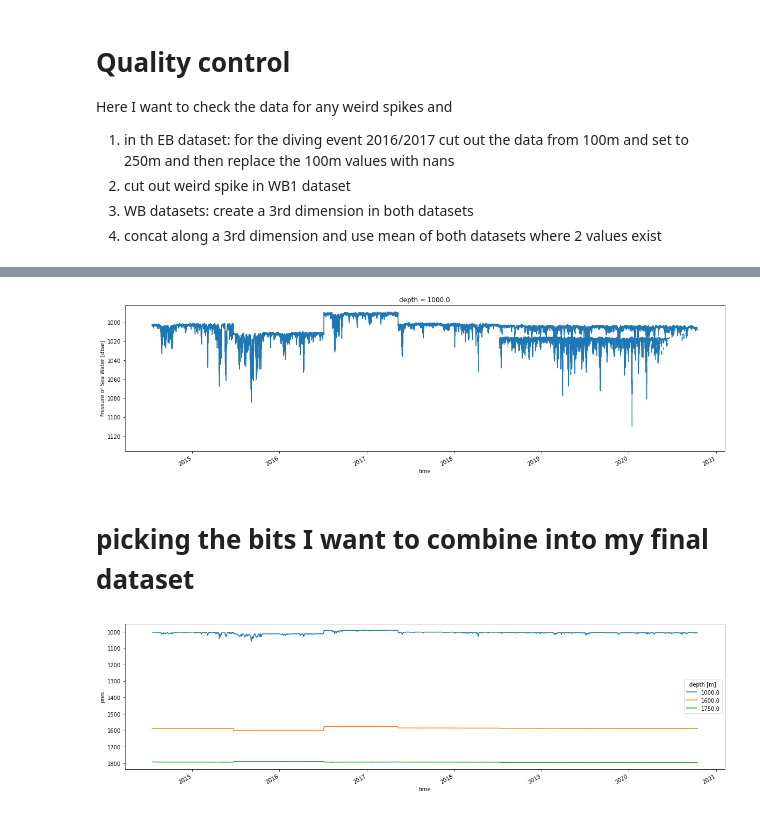
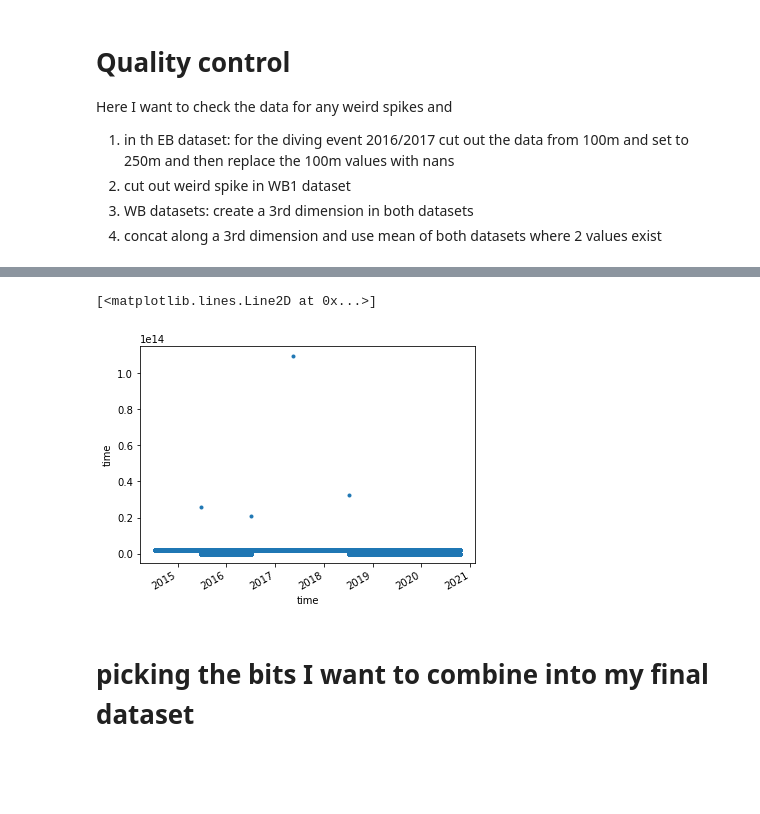
Before and after one commit to Marie-Louise-Korte/Rockall_Trough_MHW, a Jupyter notebook: Quality_control_WB.ipynb, the cells around one changed output, grey strips where cells are left out. Drawn from its saved outputs; the diff is of its cells as text; code cells hidden in the pictures; blank space fills up the shorter version.

```diff
--- a/Quality_control_WB.ipynb
+++ b/Quality_control_WB.ipynb
@@ -49,7 +77,10 @@ ds_wb.pres.plot.line(x='time', figsize = (20,5), yincrease = False);
-# %%
-ds_wb.pres.sel(depth=1000).plot.line(x='time', figsize = (20,5), yincrease = False);
-# %% [output]
-[figure, removed]
+# %%
+# ds_wb.temp.sel(depth=[1750]).plot.line(x='time', figsize = (20,5), yincrease = False);
+# ds_wb2.temp.sel(depth=[1750]).plot.line(x='time', figsize = (20,5), yincrease = False);
+ds_wb2.time.diff('time').plot.line('.')
+# %% [output]
+[<matplotlib.lines.Line2D at 0x...>]
+[figure, added]
 # %% [markdown]
 # picking the bits I want to combine into my final dataset
 # %%
@@ -67,4 +88,0 @@ ds_wbs = xr.concat([ds_wb1000, ds_wb1600, ds_wb1750],dim='depth')
-# %%
-ds_wbs.pres.plot.line(x='time', figsize = (20,5),yincrease=False);
-# %% [output]
-[figure, removed]
```
Also changed, not shown: parts of 15 cells of this notebook.
